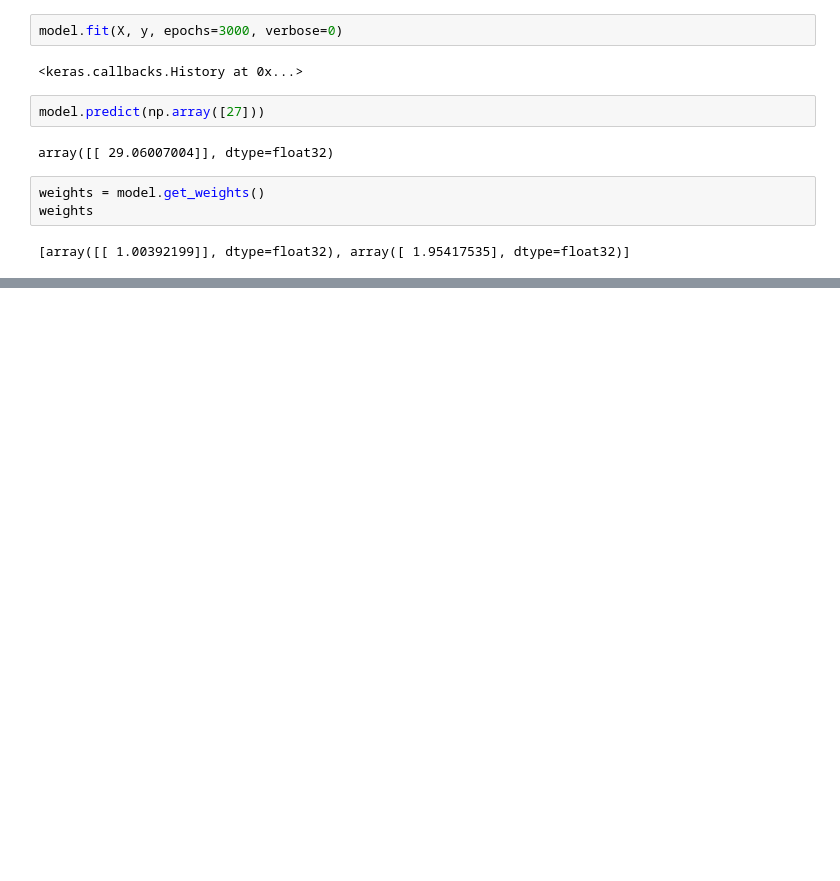
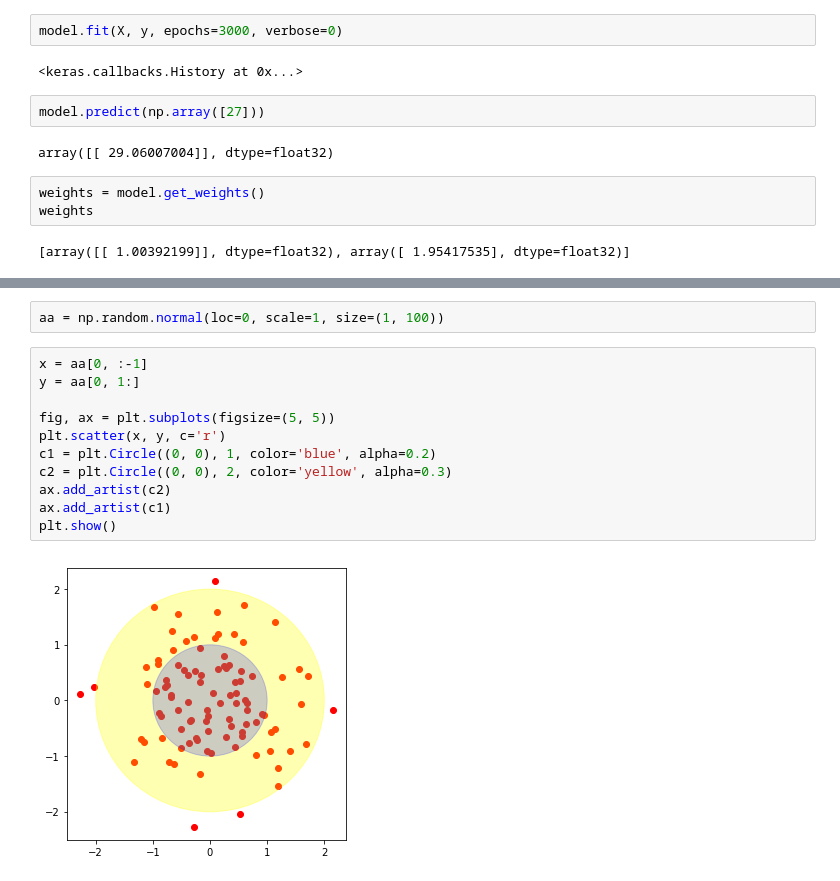
Before and after one commit to ksooklall/Artificial-Intelligence, a Jupyter notebook: Term_2/my_dog_ai.ipynb, the cells around one changed output, grey strips where cells are left out. Drawn from its saved outputs; the diff is of its cells as text; blank space fills up the shorter version.

```diff
--- a/Term_2/my_dog_ai.ipynb
+++ b/Term_2/my_dog_ai.ipynb
@@ -458,0 +484,15 @@ weights
+# %%
+aa = np.random.normal(loc=0, scale=1, size=(1, 100))
+# %%
+x = aa[0, :-1]
+y = aa[0, 1:]
+
+fig, ax = plt.subplots(figsize=(5, 5))
+plt.scatter(x, y, c='r')
+c1 = plt.Circle((0, 0), 1, color='blue', alpha=0.2)
+c2 = plt.Circle((0, 0), 2, color='yellow', alpha=0.3)
+ax.add_artist(c2)
+ax.add_artist(c1)
+plt.show()
+# %% [output]
+[figure, added]
```
Also changed, not shown: parts of 4 cells of this notebook, 1 other file.
